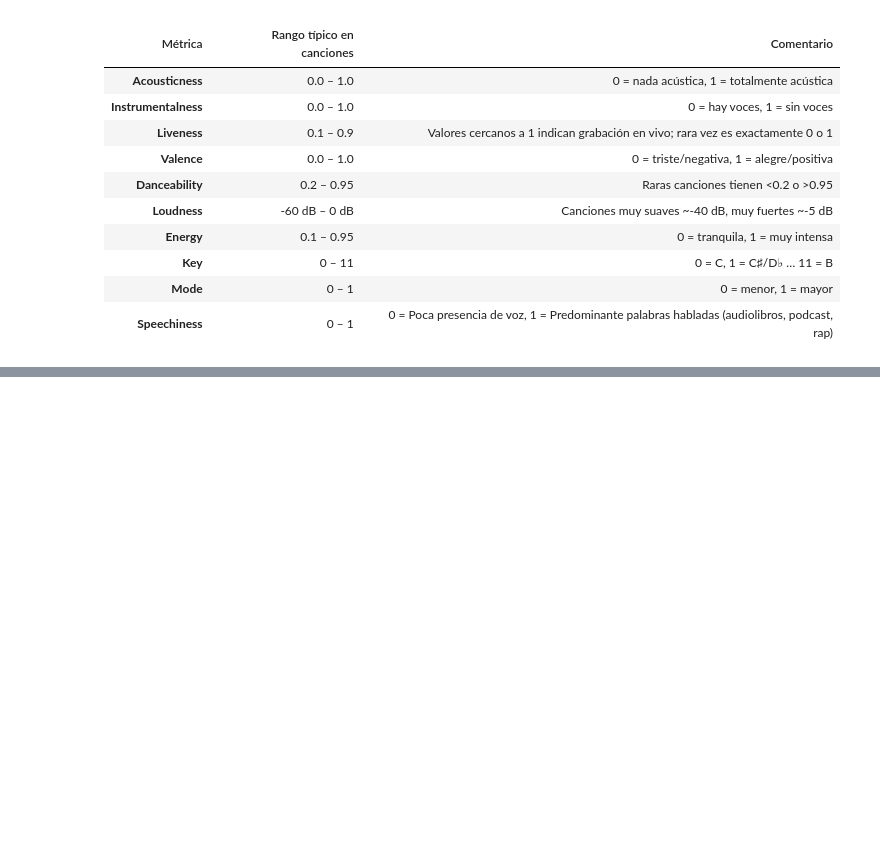
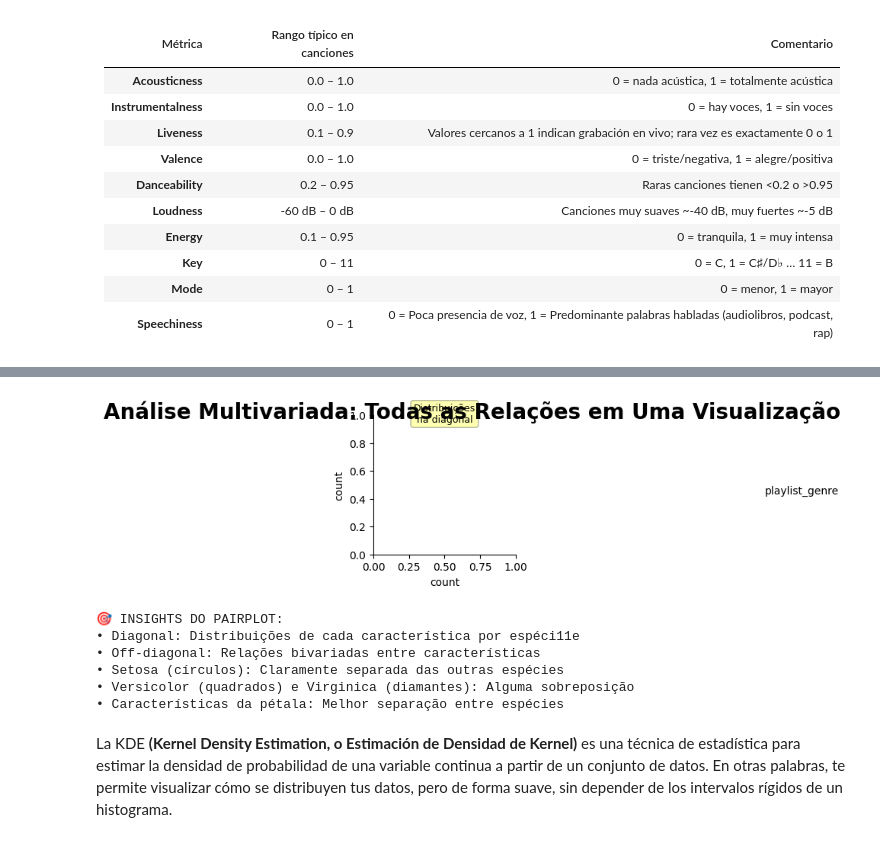
Before and after one commit to Magvride/Spotify-Recommendations, a Jupyter notebook: Ciência_de_Dados_G1.ipynb, the cells around one changed output, grey strips where cells are left out. Drawn from its saved outputs; the diff is of its cells as text; code cells hidden in the pictures; blank space fills up the shorter version.

```diff
--- a/Ciência_de_Dados_G1.ipynb
+++ b/Ciência_de_Dados_G1.ipynb
@@ -806,0 +975,43 @@ Coeficiente de variación : 64.30344037548302
+# %%
+# @title
+
+
+# Pairplot avançado com customizações
+g = sns.pairplot(df,
+                hue='playlist_genre',
+                height=2.5,
+                aspect=1.1,
+                markers=["edm", "rap", "pop", "r&b", "latin", "rock"],
+                diag_kind='kde',
+                plot_kws={'alpha': 0.7, 'edgecolor': 'white', 'linewidth': 0.5},
+                diag_kws={'alpha': 0.7, 'linewidth': 2})
+
+g.fig.suptitle('Análise Multivariada: Todas as Relações em Uma Visualização',
+              y=1.02, size=20, weight='bold')
+
+# Adicionando anotações
+g.axes[0, 0].annotate('Distribuições\nna diagonal',
+                     xy=(0.5, 0.95),
+                     xycoords='axes fraction',
+                     ha='center',
+                     fontsize=9,
+                     bbox=dict(boxstyle='round', facecolor='yellow', alpha=0.3))
+
+plt.show()
+
+print("🎯 INSIGHTS DO PAIRPLOT:")
+print("• Diagonal: Distribuições de cada característica por espéci11e")
+print("• Off-diagonal: Relações bivariadas entre características")
+print("• Setosa (círculos): Claramente separada das outras espécies")
+print("• Versicolor (quadrados) e Virginica (diamantes): Alguma sobreposição")
+print("• Características da pétala: Melhor separação entre espécies")
+# %% [output]
+[figure, added]
+🎯 INSIGHTS DO PAIRPLOT:
+• Diagonal: Distribuições de cada característica por espéci11e
+• Off-diagonal: Relações bivariadas entre características
+• Setosa (círculos): Claramente separada das outras espécies
+• Versicolor (quadrados) e Virginica (diamantes): Alguma sobreposição
+• Características da pétala: Melhor separação entre espécies
+# %% [markdown]
+La KDE **(Kernel Density Estimation, o Estimación de Densidad de Kernel)** es una técnica de estadística para estimar la densidad de probabilidad de una variable continua a partir de un conjunto de datos. En otras palabras, te permite visualizar cómo se distribuyen tus datos, pero de forma suave, sin depender de los intervalos rígidos de un histograma.
```
Also changed, not shown: parts of 13 cells of this notebook.
